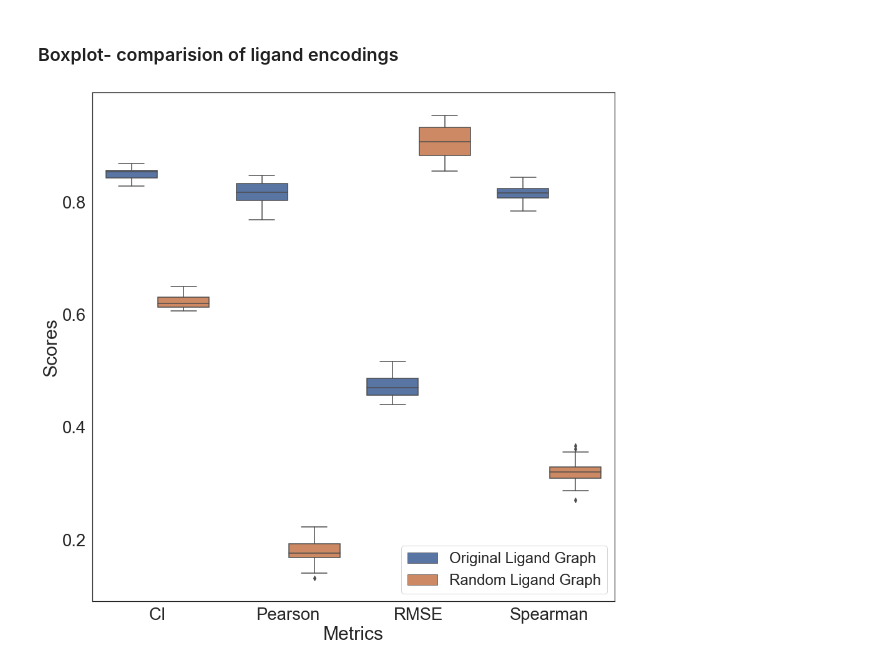
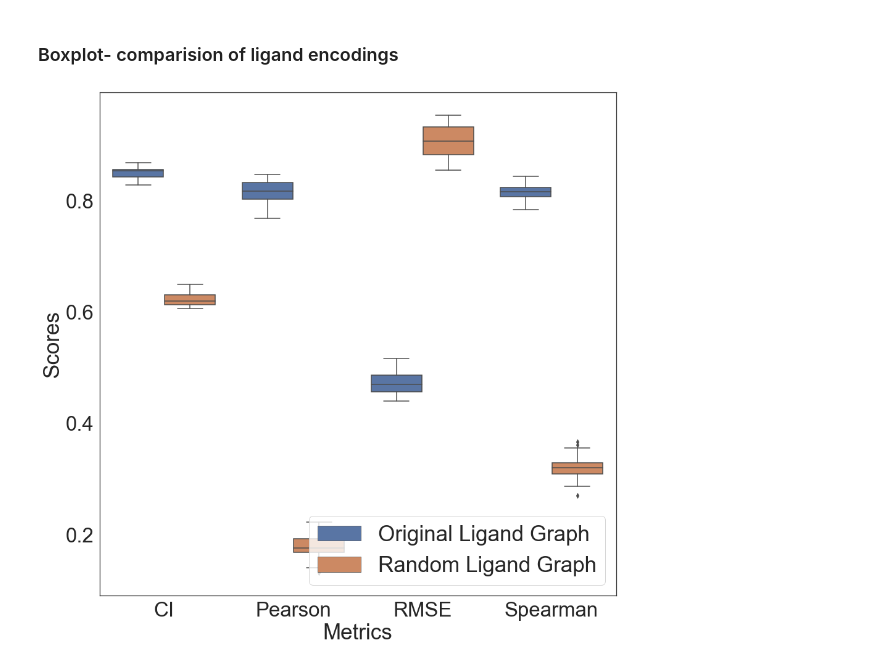
Before and after one commit to meyresearch/DL_protein_ligand_affinity, a Jupyter notebook: main/Figures/Boxplots-proteins+ligands.ipynb, the cells around one changed output. Cells and saved outputs as stored; diff of their text form; code cells hidden in the pictures.

Commit message:
updated the notebooks to generate the plots

```diff
--- a/main/Figures/Boxplots-proteins+ligands.ipynb
+++ b/main/Figures/Boxplots-proteins+ligands.ipynb
@@ -61,7 +60,7 @@ def adjust_box_widths(g, fac):
                     if np.all(l.get_xdata() == [xmin, xmax]):
                         l.set_xdata([xmin_new, xmax_new])
 # %%
-sns.set(font_scale = 2.5,style="white")
+sns.set(font_scale = 3,style="white")
 # %% [markdown]
 ### Boxplot- comparision of protein encodings from various contact map techniques
 # %%
@@ -88,19 +87,19 @@ fig.savefig(os.path.join('results_plots',  'boxplot_proteins' + '.svg'), dpi=500
 # %%
 fig = plt.figure(figsize=(15, 15))
 
 adjust_box_widths(fig, 1.2)
 hue_order=['Original Ligand Graph','Random Ligand Graph']
 order = ["CI", "Pearson",'RMSE','Spearman']
 
 ax =  sns.boxplot(x='variable', y='value',hue='cmap', data=df_melted2, order=order,  hue_order=hue_order)
 
-ax.set_xlabel('Metrics',fontsize=30)
-ax.set_ylabel('Scores',fontsize=30)
+ax.set_xlabel('Metrics',fontsize=35)
+ax.set_ylabel('Scores',fontsize=35)
 
-plt.legend(loc='lower right',fontsize=24)
+plt.legend(loc='lower right',fontsize=35)
 
 fig.savefig(os.path.join('results_plots',  'boxplot_ligands' + '.png'), dpi=500, bbox_inches='tight')
 fig.savefig(os.path.join('results_plots',  'boxplot_ligands' + '.pdf'), dpi=500, bbox_inches='tight')
 fig.savefig(os.path.join('results_plots',  'boxplot_ligands' + '.svg'), dpi=500, bbox_inches='tight')
 # %% [output]
-[figure, old version]
+[figure, new version]
```
Also changed, not shown: parts of 2 cells of this notebook, 1 other file.
